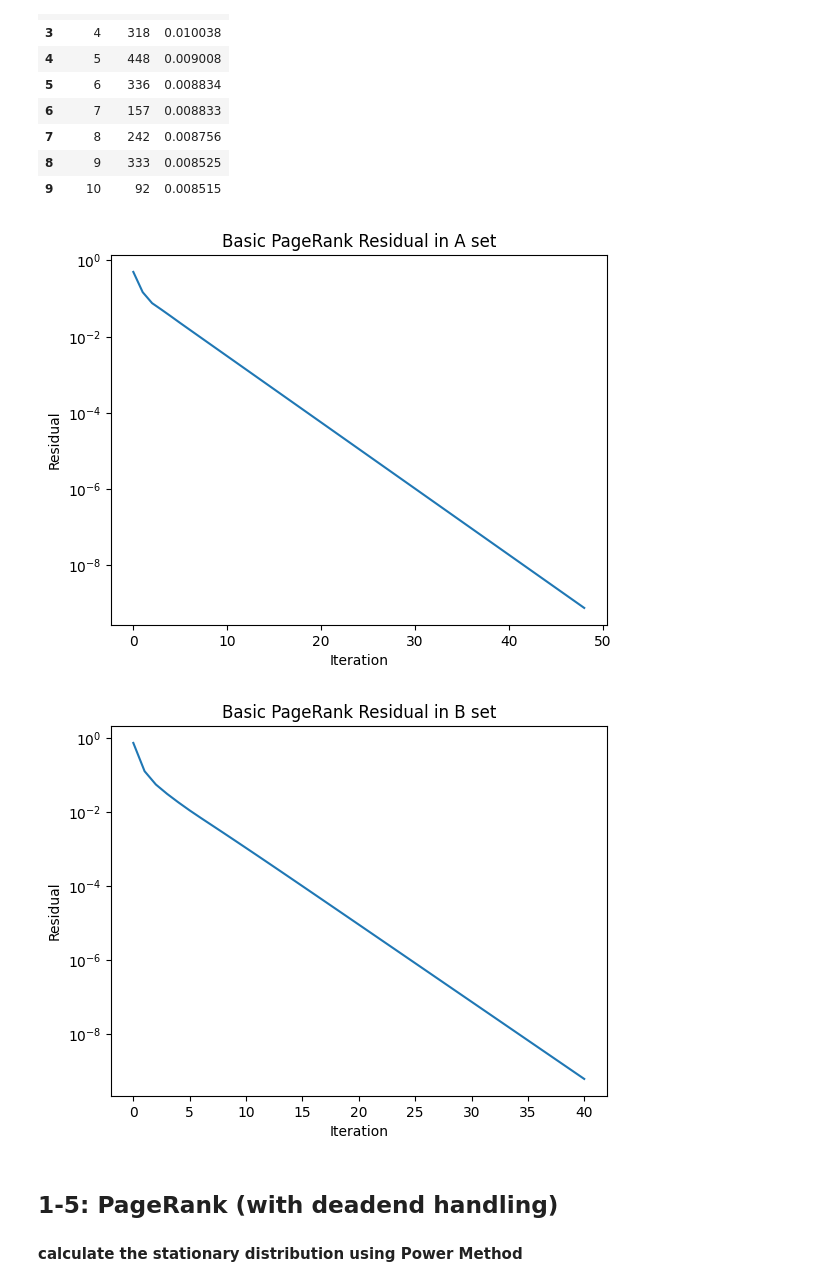
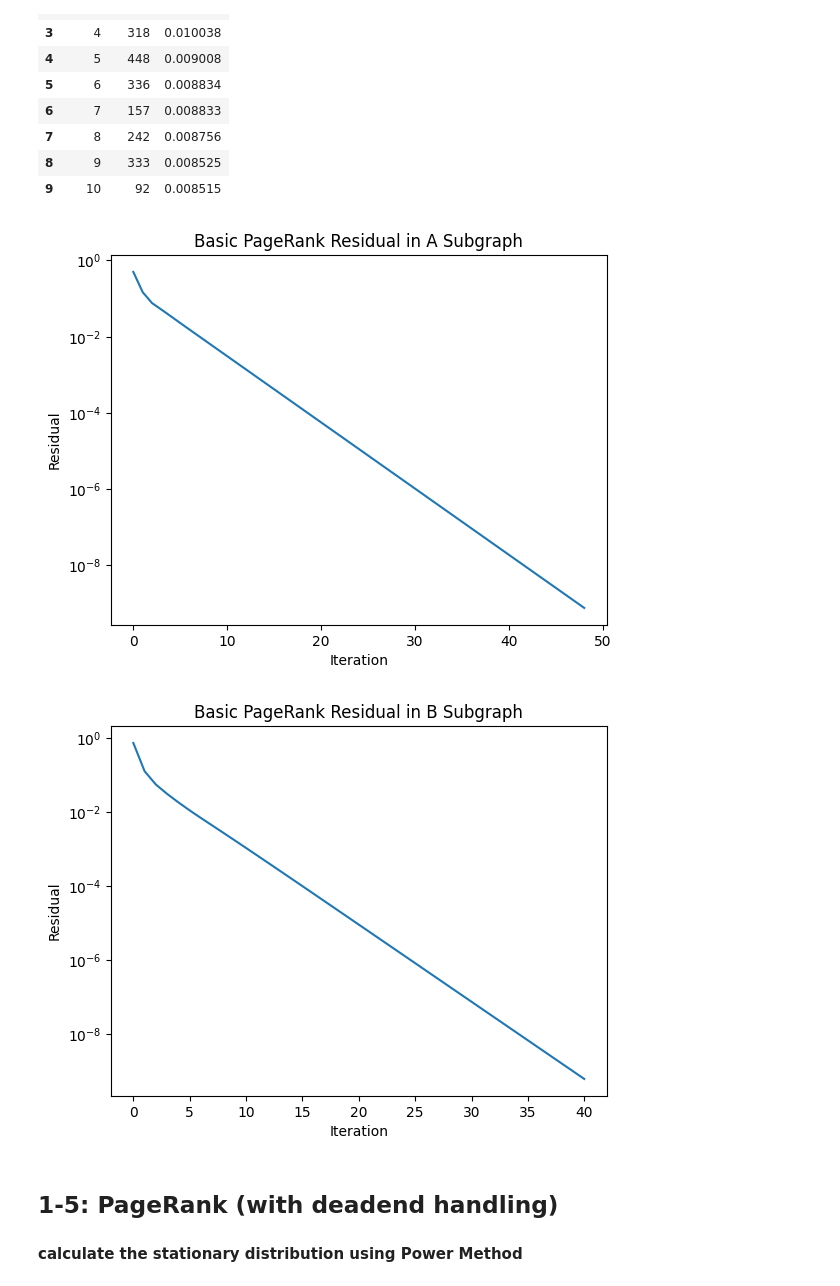
Before and after one commit to pouriaSameti/Mathematics-For-Data-Science, a Jupyter notebook: Project 3/notebook.ipynb, the cells around one changed output. Saved outputs shown, nothing was run; the diff lists cells and outputs as text; code cells hidden in the pictures.

Commit message:
Project 3: change in PageRank basic implementation.

```diff
--- a/Project 3/notebook.ipynb
+++ b/Project 3/notebook.ipynb
@@ -381,7 +375,7 @@ def basic_pageRank(transition_matrix: np.ndarray, nodes: int, eps=1e-9, r=0.15,
             return p, residuals
 
 
-p_A, residuals_A = basic_pageRank(transition_matrix=P_A, nodes=n_A, eps=eps, r=r, max_iteration=MAX_ITER)
-p_B, residuals_B = basic_pageRank(transition_matrix=P_B, nodes=n_B, eps=eps, r=r, max_iteration=MAX_ITER)
+p_A_basic, residuals_basic_A = basic_pageRank(transition_matrix=P_A, nodes=n_A, eps=eps, r=r, max_iteration=MAX_ITER)
+p_B_basic, residuals_basic_B = basic_pageRank(transition_matrix=P_B, nodes=n_B, eps=eps, r=r, max_iteration=MAX_ITER)
 # %% [markdown]
 ### Execution Report for Basic PageRank
@@ -445,22 +433,22 @@ top10_table_basic_page_rank_B
 | 9 | 10 | 92 | 0.008515 |
 # %%
 plt.figure()
-plt.semilogy(residuals_A)
+plt.semilogy(residuals_basic_A)
 plt.xlabel("Iteration")
 plt.ylabel("Residual")
-plt.title("Basic PageRank Residual in A set")
+plt.title("Basic PageRank Residual in A Subgraph")
 plt.show()
 # %% [output]
-[figure, old version]
+[figure, new version]
 # %%
 plt.figure()
-plt.semilogy(residuals_B)
+plt.semilogy(residuals_basic_B)
 plt.xlabel("Iteration")
 plt.ylabel("Residual")
-plt.title("Basic PageRank Residual in B set")
+plt.title("Basic PageRank Residual in B Subgraph")
 plt.show()
 # %% [output]
-[figure, old version]
+[figure, new version]
 # %% [markdown]
 ## 1-5: PageRank (with deadend handling)
 #### calculate the stationary distribution using Power Method
```
Also changed, not shown: parts of 12 cells of this notebook.
